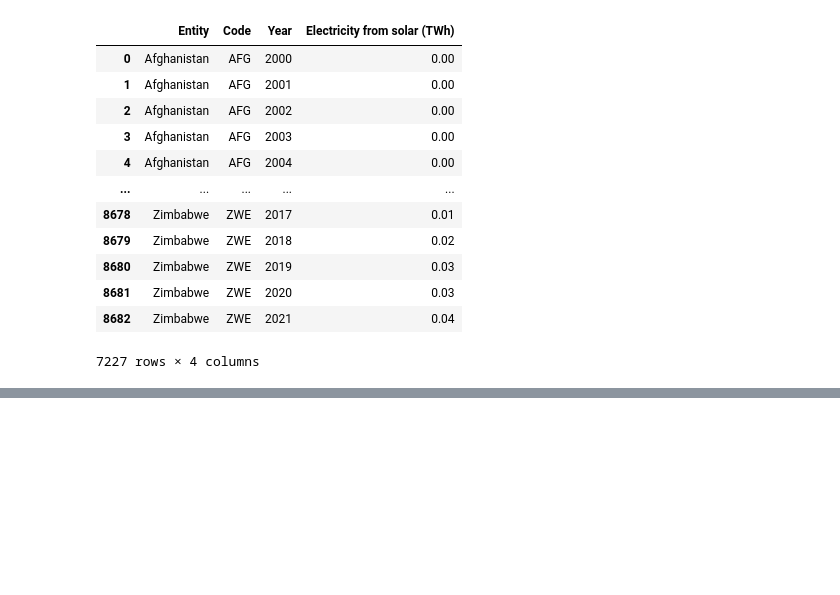
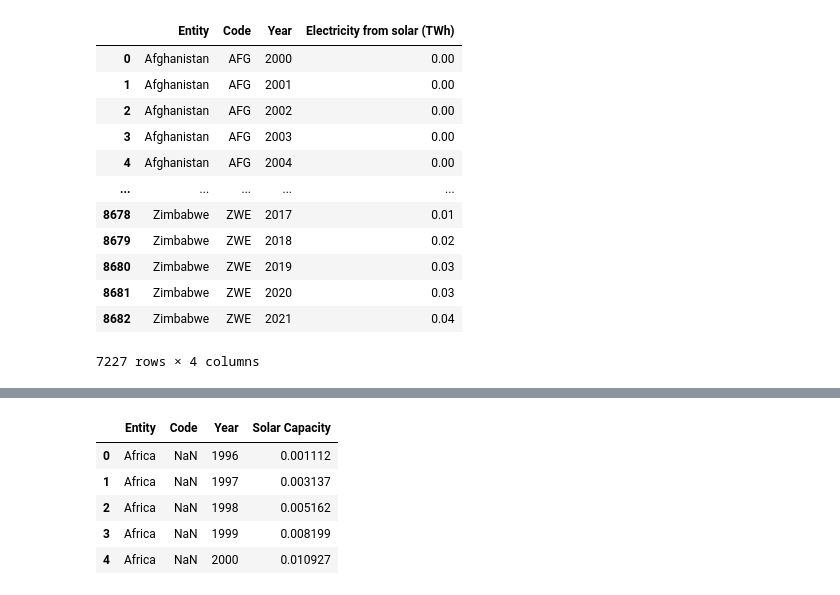
Before and after one commit to sansisimon/renewable-energy-project, a Jupyter notebook: EDA_01.ipynb, the cells around one changed output, grey strips where cells are left out. Cells and saved outputs as stored; diff of their text form; code cells hidden in the pictures; blank space fills up the shorter version.

```diff
--- a/EDA_01.ipynb
+++ b/EDA_01.ipynb
@@ -253,0 +231,11 @@ df_solar_consump[df_solar_consump["Code"].notna()]
+# %%
+df_solar_installed = pd.read_csv('data/raw/13-installed-solar-PV-capacity.csv')
+# %%
+df_solar_installed.head()
+# %% [output]
+|  | Entity | Code | Year | Solar Capacity |
+| 0 | Africa | NaN | 1996 | 0.001112 |
+| 1 | Africa | NaN | 1997 | 0.003137 |
+| 2 | Africa | NaN | 1998 | 0.005162 |
+| 3 | Africa | NaN | 1999 | 0.008199 |
+| 4 | Africa | NaN | 2000 | 0.010927 |
```
Also changed, not shown: parts of 59 cells of this notebook, 37 other files.
